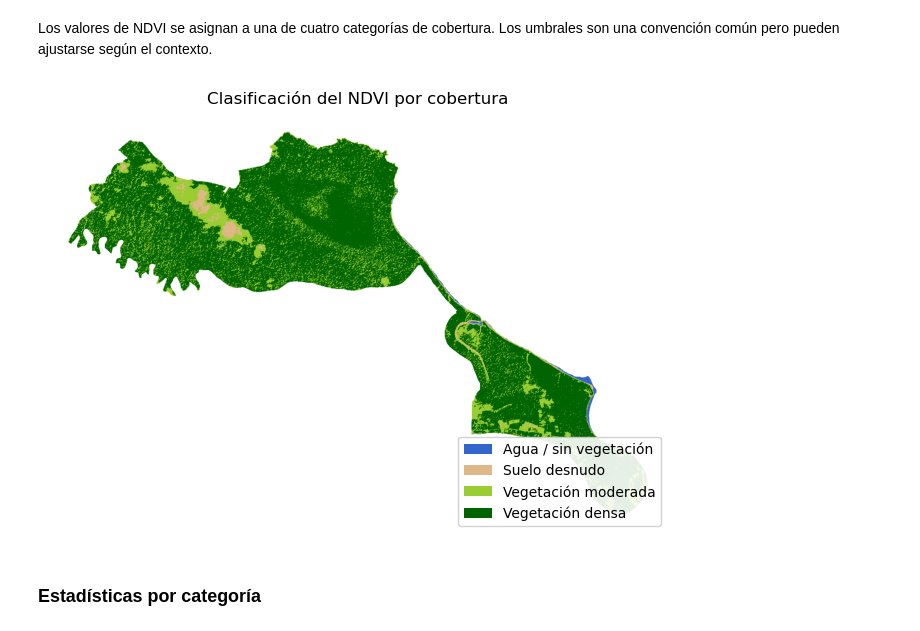
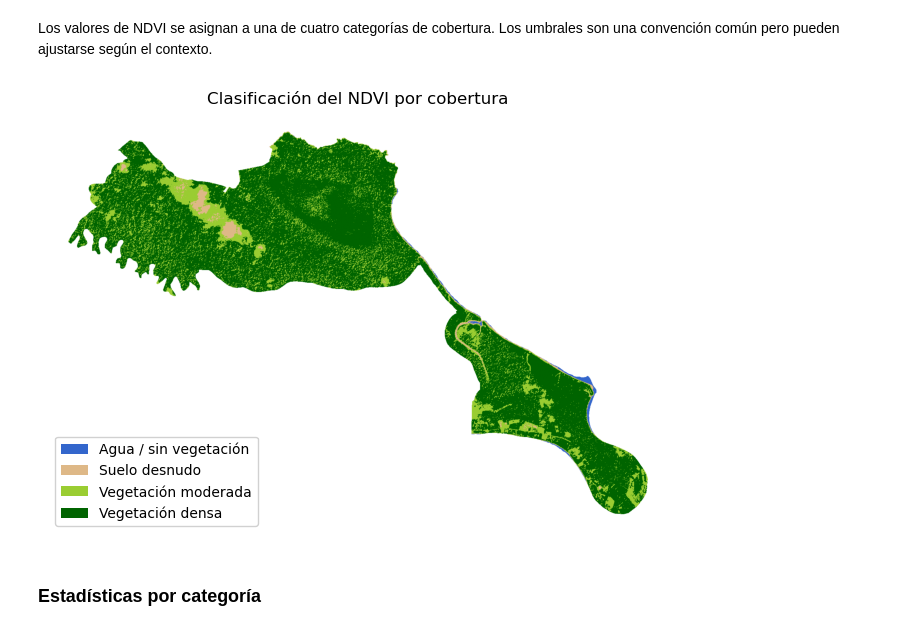
Before and after one commit to tpb708-programacionsig/2026-i, a Jupyter notebook: contenidos/iv-procesamiento-datos-geoespaciales/07-ejemplo-analisis-ndvi-gandoca.ipynb, the cells around one changed output. Saved outputs shown, nothing was run; the diff lists cells and outputs as text; code cells hidden in the pictures.

```diff
--- a/contenidos/iv-procesamiento-datos-geoespaciales/07-ejemplo-analisis-ndvi-gandoca.ipynb
+++ b/contenidos/iv-procesamiento-datos-geoespaciales/07-ejemplo-analisis-ndvi-gandoca.ipynb
@@ -276,35 +276,35 @@ Los valores de NDVI se asignan a una de cuatro categorías de cobertura. Los umb
 umbrales = [-1, 0, 0.2, 0.5, 1]
 etiquetas = [
     'Agua / sin vegetación',
     'Suelo desnudo',
     'Vegetación moderada',
     'Vegetación densa',
 ]
 
 # Asignar a cada píxel su categoría (1, 2, 3 o 4)
 clases = np.digitize(ndvi_refugio, bins=umbrales[1:-1]) + 1
 
 # Los píxeles NaN (fuera del refugio o nodata) quedan en la última
 # categoría por defecto; se reasignan a la clase 0 (sin datos).
 clases = np.where(np.isnan(ndvi_refugio), 0, clases).astype('uint8')
 
 # Paleta categórica (clase 0 = blanco, las otras 4 con colores)
 colores = ['#3366cc', '#deb887', '#9acd32', '#006400']
 cmap = ListedColormap(['white'] + colores)
 norm = BoundaryNorm([0, 1, 2, 3, 4, 5], cmap.N)
 
 fig, ax = plt.subplots(figsize=(8, 8))
 ax.imshow(clases, cmap=cmap, norm=norm)
 ax.set_title('Clasificación del NDVI por cobertura')
 ax.axis('off')
 
 # Leyenda
 from matplotlib.patches import Patch
 handles = [Patch(facecolor=colores[i], label=etiquetas[i]) for i in range(4)]
-ax.legend(handles=handles, loc='lower right', framealpha=0.9)
+ax.legend(handles=handles, loc='lower left', framealpha=0.9)
 plt.show()
 # %% [output]
-[figure, old version]
+[figure, new version]
 # %% [markdown]
 ### Estadísticas por categoría
 # %% [markdown]
```
Also changed, not shown: parts of 5 cells of this notebook, 1 other file.
